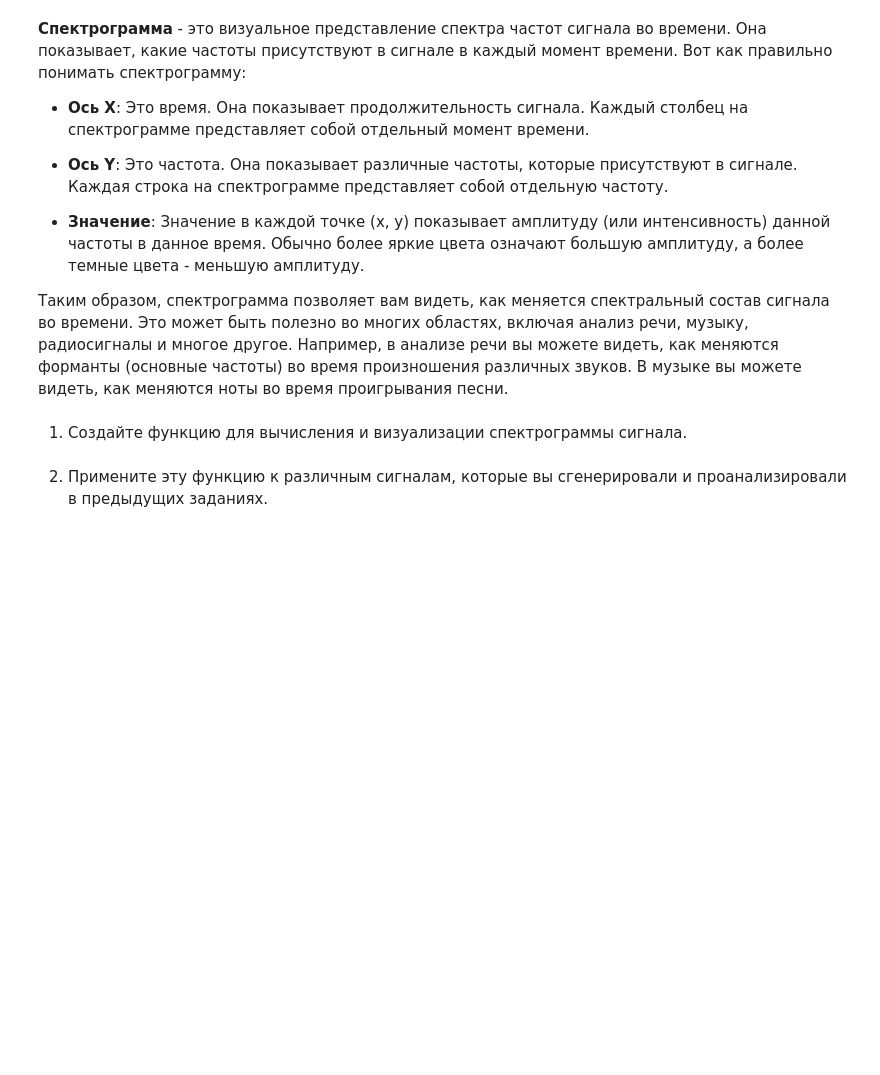
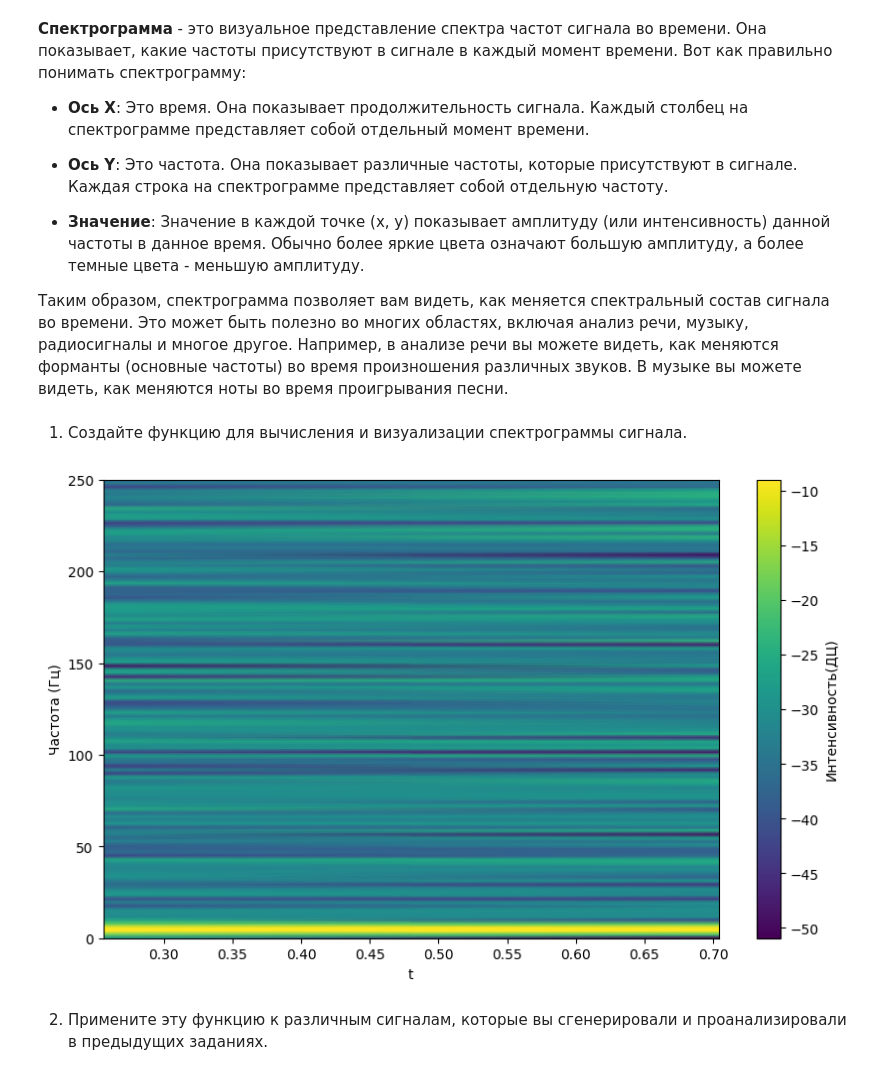
Before and after one commit to DanisStepanov/Computer-mathematics-systems, a Jupyter notebook: 10. Генерация сигналов и преобразования Фурье/Практическая_работа_№10_Генерация_сигналов_и_преобразования_Фурье.ipynb, the cells around one changed output. Saved outputs shown, nothing was run; the diff lists cells and outputs as text; code cells hidden in the pictures; blank space fills up the shorter version.

```diff
--- a/10. Генерация сигналов и преобразования Фурье/Практическая_работа_№10_Генерация_сигналов_и_преобразования_Фурье.ipynb
+++ b/10. Генерация сигналов и преобразования Фурье/Практическая_работа_№10_Генерация_сигналов_и_преобразования_Фурье.ipynb
@@ -222,5 +248,19 @@ plt.show()
 Таким образом, спектрограмма позволяет вам видеть, как меняется спектральный состав сигнала во времени. Это может быть полезно во многих областях, включая анализ речи, музыку, радиосигналы и многое другое. Например, в анализе речи вы можете видеть, как меняются форманты (основные частоты) во время произношения различных звуков. В музыке вы можете видеть, как меняются ноты во время проигрывания песни.
 # %% [markdown]
 1. Создайте функцию для вычисления и визуализации спектрограммы сигнала.
+# %%
+from scipy.signal import spectrogram
+def zxc_spectrogram(signal, fs):
+    f, t_spec, Sxx = spectrogram(signal, fs)
+    plt.figure(figsize=(10, 6))
+    plt.pcolormesh(t_spec, f, 10 * np.log10(Sxx), shading='gouraud', cmap='viridis')
+    plt.ylabel('Частота (Гц)')
+    plt.xlabel('t')
+    plt.colorbar(label='Интенсивность(ДЦ)')
+    plt.ylim(0, fs/2)
+    plt.show()
+zxc_spectrogram(final_signal, fs)
+# %% [output]
+[figure, added]
 # %% [markdown]
 2. Примените эту функцию к различным сигналам, которые вы сгенерировали и проанализировали в предыдущих заданиях.
```
Also changed, not shown: parts of 15 cells of this notebook.
